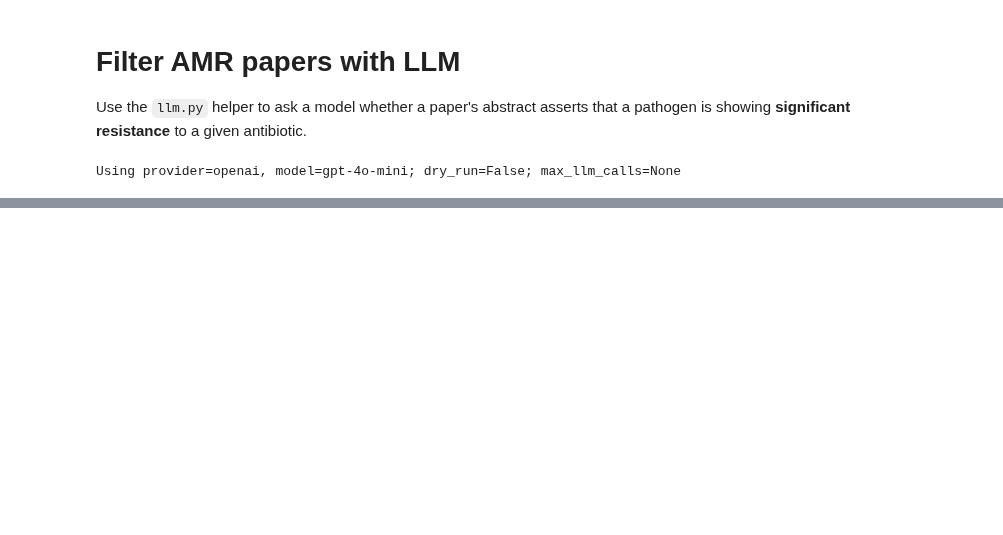
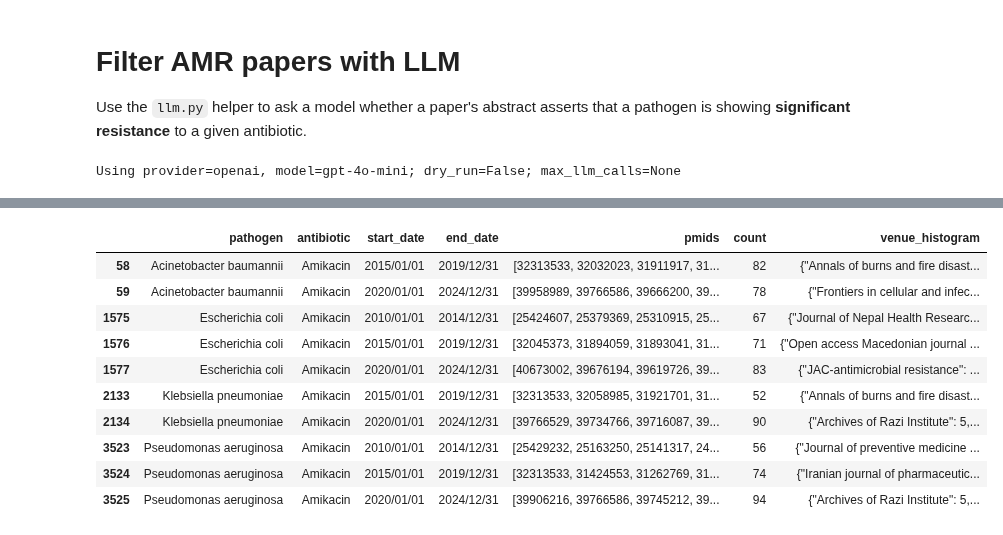
Before and after one commit to fabriziocosta/Antimicrobial-Resistance, a Jupyter notebook: 2_filter.ipynb, the cells around one changed output, grey strips where cells are left out. Saved outputs shown, nothing was run; the diff lists cells and outputs as text; code cells hidden in the pictures; blank space fills up the shorter version.

```diff
--- a/2_filter.ipynb
+++ b/2_filter.ipynb
@@ -174,2 +216,14 @@ pmids_positive.head()
 # %%
-pmids_positive[pmids_positive['count']>4]
+pmids_positive[pmids_positive['count']>50]
+# %% [output]
+|  | pathogen | antibiotic | start_date | end_date | pmids | count | venue_histogram |
+| 58 | Acinetobacter baumannii | Amikacin | 2015/01/01 | 2019/12/31 | [32313533, 32032023, 31911917, 31... | 82 | {"Annals of burns and fire disast... |
+| 59 | Acinetobacter baumannii | Amikacin | 2020/01/01 | 2024/12/31 | [39958989, 39766586, 39666200, 39... | 78 | {"Frontiers in cellular and infec... |
+| 1575 | Escherichia coli | Amikacin | 2010/01/01 | 2014/12/31 | [25424607, 25379369, 25310915, 25... | 67 | {"Journal of Nepal Health Researc... |
+| 1576 | Escherichia coli | Amikacin | 2015/01/01 | 2019/12/31 | [32045373, 31894059, 31893041, 31... | 71 | {"Open access Macedonian journal ... |
+| 1577 | Escherichia coli | Amikacin | 2020/01/01 | 2024/12/31 | [40673002, 39676194, 39619726, 39... | 83 | {"JAC-antimicrobial resistance": ... |
+| 2133 | Klebsiella pneumoniae | Amikacin | 2015/01/01 | 2019/12/31 | [32313533, 32058985, 31921701, 31... | 52 | {"Annals of burns and fire disast... |
+| 2134 | Klebsiella pneumoniae | Amikacin | 2020/01/01 | 2024/12/31 | [39766529, 39734766, 39716087, 39... | 90 | {"Archives of Razi Institute": 5,... |
+| 3523 | Pseudomonas aeruginosa | Amikacin | 2010/01/01 | 2014/12/31 | [25429232, 25163250, 25141317, 24... | 56 | {"Journal of preventive medicine ... |
+| 3524 | Pseudomonas aeruginosa | Amikacin | 2015/01/01 | 2019/12/31 | [32313533, 31424553, 31262769, 31... | 74 | {"Iranian journal of pharmaceutic... |
+| 3525 | Pseudomonas aeruginosa | Amikacin | 2020/01/01 | 2024/12/31 | [39906216, 39766586, 39745212, 39... | 94 | {"Archives of Razi Institute": 5,... |
```
Also changed, not shown: parts of 6 cells of this notebook, 4 other files.
